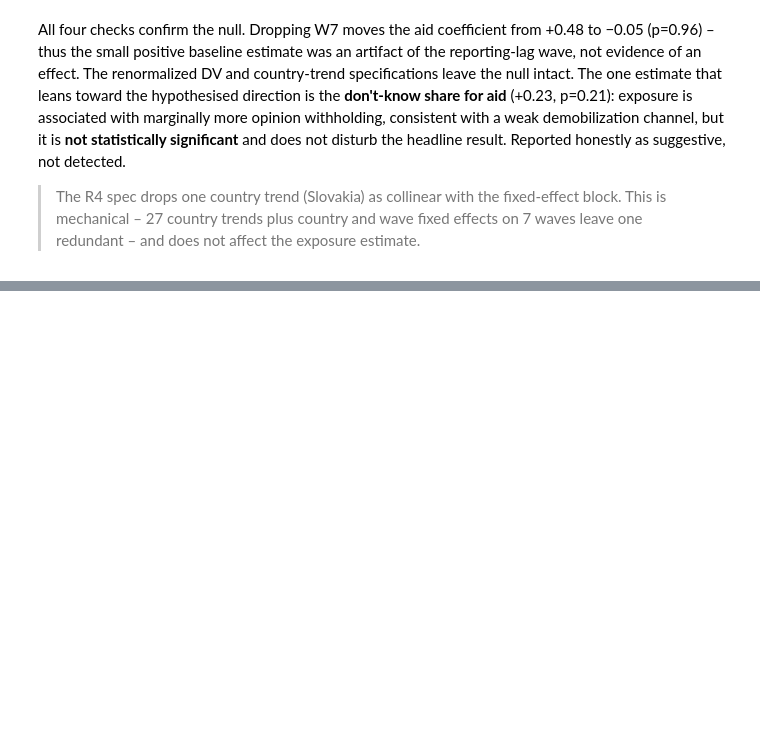
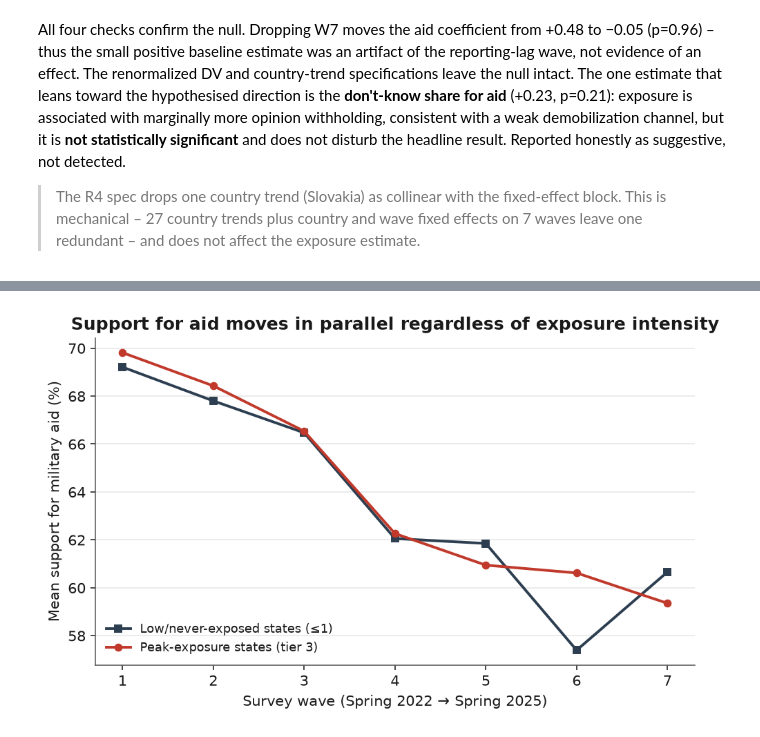
Before and after one commit to kam-eeel/pol380-research, a Jupyter notebook: analysis.ipynb, the cells around one changed output, grey strips where cells are left out. Saved outputs shown, nothing was run; the diff lists cells and outputs as text; code cells hidden in the pictures; blank space fills up the shorter version.

```diff
--- a/analysis.ipynb
+++ b/analysis.ipynb
@@ -568,0 +643,25 @@ All four checks confirm the null. Dropping W7 moves the aid coefficient from +0.
+# %%
+# Fig 3 — descriptive aid-support trends, peak-exposure vs low-exposure states
+peak = panel.groupby("iso2")["exposure"].max()
+high, low = peak[peak == 3].index, peak[peak <= 1].index
+g = panel.assign(grp=np.where(panel.iso2.isin(high), "Peak-exposure states (tier 3)",
+                     np.where(panel.iso2.isin(low), "Low/never-exposed states (≤1)", "mid")))
+agg = g[g.grp != "mid"].groupby(["grp", "wave_num"])["support_aid"].mean().reset_index()
+
+fig, ax = plt.subplots(figsize=(8, 4.4))
+styles = {"Peak-exposure states (tier 3)": (ACCENT, "-o"),
+          "Low/never-exposed states (≤1)": (NAVY, "-s")}
+
+for grp, sub in agg.groupby("grp"):
+    col, mk = styles[grp]  # type: ignore[arg-type]
+    ax.plot(sub.wave_num, sub.support_aid, mk, color=col, label=grp, lw=2, ms=5)
+
+ax.set_xlabel("Survey wave (Spring 2022 → Spring 2025)")
+ax.set_ylabel("Mean support for military aid (%)")
+ax.set_title("Support for aid moves in parallel regardless of exposure intensity")
+ax.legend(frameon=False, fontsize=9, loc="lower left")
+ax.set_xticks(sorted(agg.wave_num.unique())); ax.grid(axis="x", visible=False)
+fig.savefig("output/figures/fig3_support_trends.png")
+plt.show()
+# %% [output]
+[figure, added]
```
Also changed, not shown: parts of 7 cells of this notebook, 5 other files.
